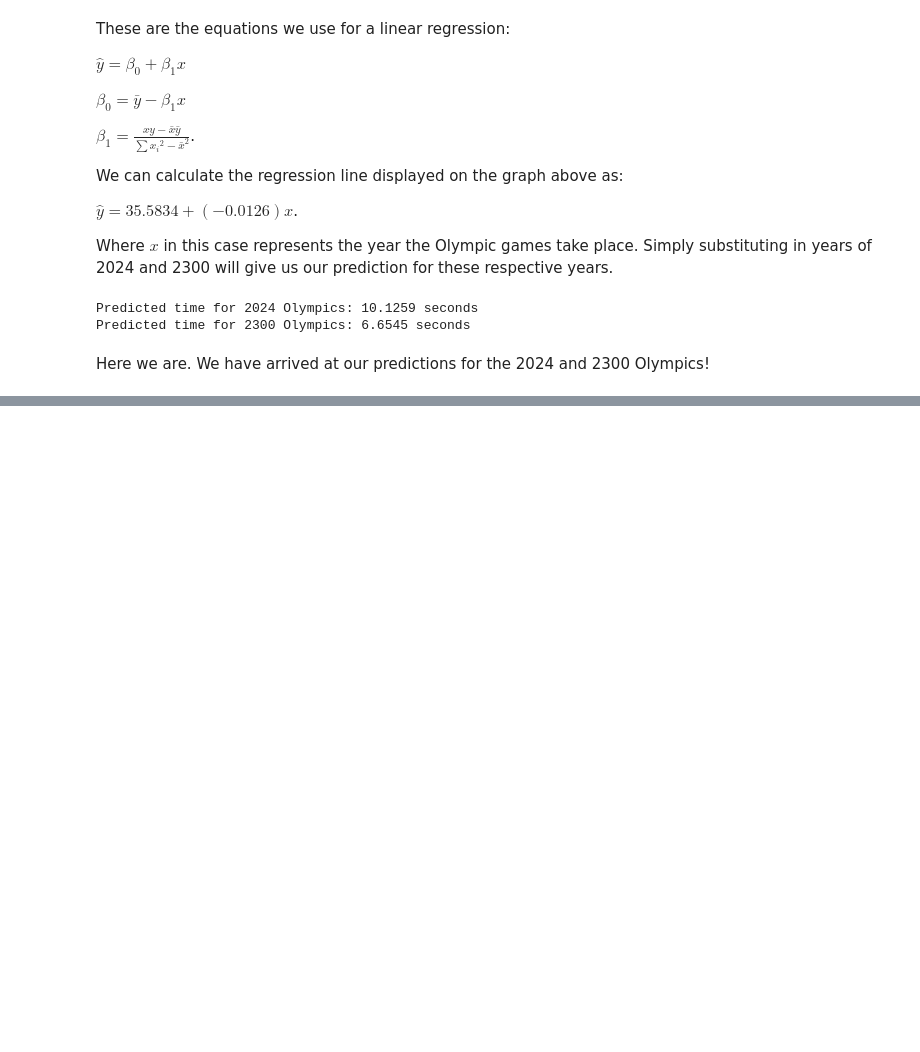
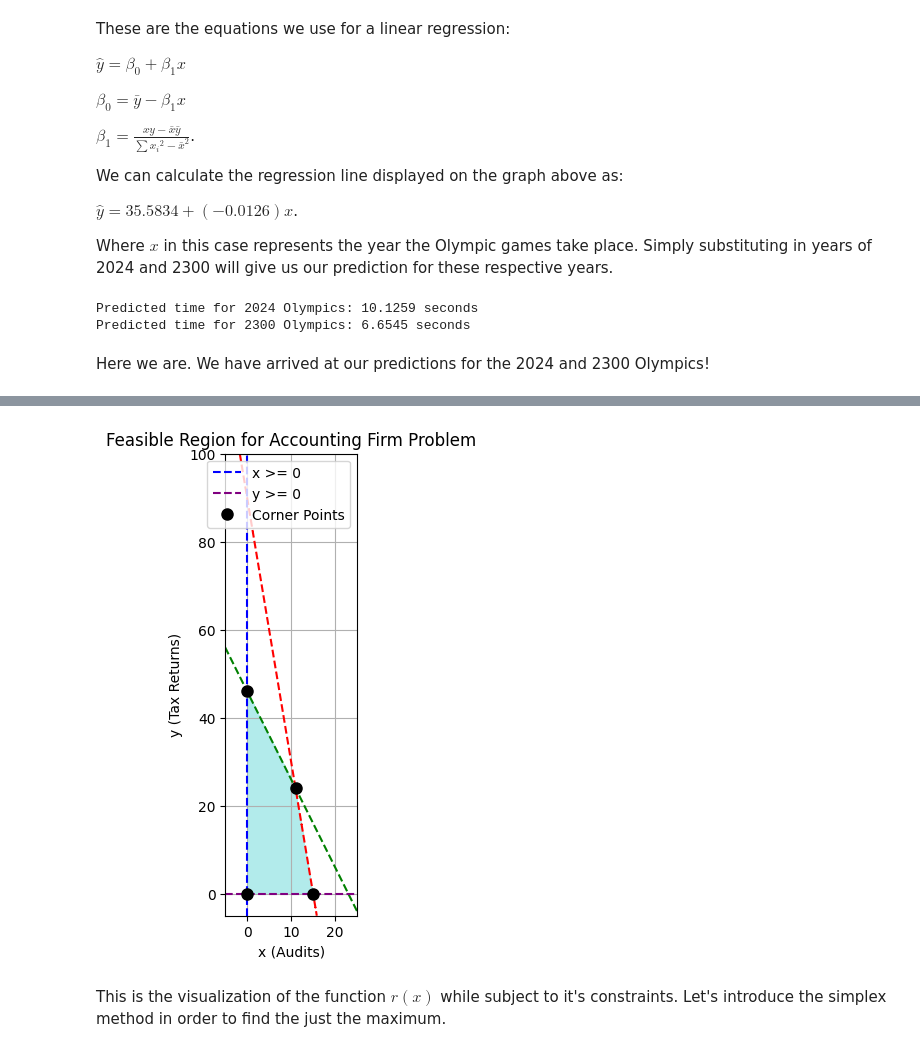
Before and after one commit to LBear98/CPSMA-Operations-Research, a Jupyter notebook: Operations_Research_(LB).ipynb, the cells around one changed output, grey strips where cells are left out. Cells and saved outputs as stored; diff of their text form; code cells hidden in the pictures; blank space fills up the shorter version.

```diff
--- a/Operations_Research_(LB).ipynb
+++ b/Operations_Research_(LB).ipynb
@@ -504,0 +815,50 @@ Here we are. We have arrived at our predictions for the 2024 and 2300 Olympics!
+# %%
+import matplotlib.pyplot as plt
+import numpy as np
+
+# Define the range for x and y values
+x_vals = np.linspace(-5, 25, 400)
+y_vals = np.linspace(-5, 100, 400)
+X, Y = np.meshgrid(x_vals, y_vals)
+
+# Define the inequalities as boolean conditions
+ineq1_satisfied = 60*X + 10*Y <= 900
+ineq2_satisfied = 12*X + 6*Y <= 276
+ineq3_satisfied = X >= 0
+ineq4_satisfied = Y >= 0
+
+# Combine the inequalities to find the feasible region
+feasible_region = ineq1_satisfied & ineq2_satisfied & ineq3_satisfied & ineq4_satisfied
+
+# Create the plot
+plt.figure(figsize=(8, 6))
+
+# Plot the boundaries of the inequalities
+plt.contour(X, Y, 60*X + 10*Y, [900], colors='r', linestyles='dashed', label='60x + 10y <= 900')
+plt.contour(X, Y, 12*X + 6*Y, [276], colors='g', linestyles='dashed', label='12x + 6y <= 276')
+plt.axvline(0, color='b', linestyle='dashed', label='x >= 0')
+plt.axhline(0, color='purple', linestyle='dashed', label='y >= 0')
+
+# Shade the feasible region using the combined boolean mask
+plt.contourf(X, Y, feasible_region, levels=[0.5, 1.5], colors='c', alpha=0.3)
+
+# Add labels and title
+plt.xlabel('x (Audits)')
+plt.ylabel('y (Tax Returns)')
+plt.title('Feasible Region for Accounting Firm Problem')
+plt.grid(True)
+plt.axis([-5, 25, -5, 100]) # Set axis limits for better visualization
+plt.gca().set_aspect('equal', adjustable='box') # Ensure equal scaling
+
+# Plot the corner points (from the output of cell iv8HRlVrOs-0)
+corner_points = [(0, 0), (11, 24), (15, 0), (0, 46)]
+corner_x = [float(p[0]) for p in corner_points]
+corner_y = [float(p[1]) for p in corner_points]
+plt.plot(corner_x, corner_y, 'ko', markersize=8, label='Corner Points')
+
+plt.legend()
+plt.show()
+# %% [output]
+[figure, added]
+# %% [markdown]
+This is the visualization of the function $r(x)$ while subject to it's constraints. Let's introduce the simplex method in order to find the just the maximum.
```
Also changed, not shown: parts of 16 cells of this notebook.
